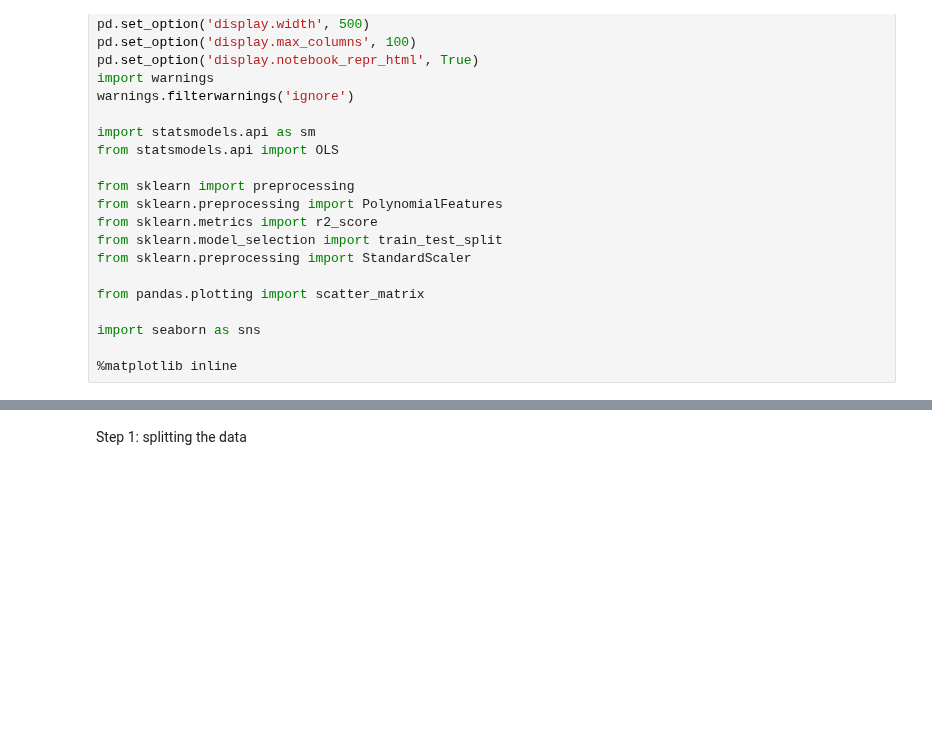
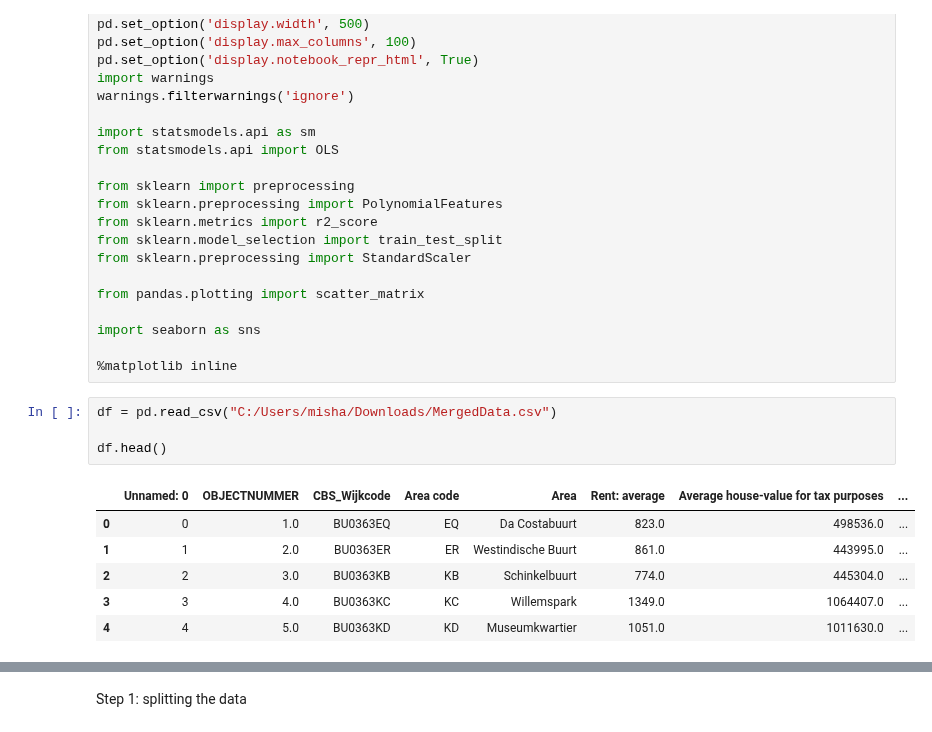
Before and after one commit to MJMRData1Assignment1/Assignment-1, a Jupyter notebook: Hackathon/Step5.ipynb, the cells around one changed output, grey strips where cells are left out. Drawn from its saved outputs; the diff is of its cells as text; blank space fills up the shorter version.

```diff
--- a/Hackathon/Step5.ipynb
+++ b/Hackathon/Step5.ipynb
@@ -28,3 +28,14 @@ from pandas.plotting import scatter_matrix
 import seaborn as sns
 
 %matplotlib inline
+# %%
+df = pd.read_csv("C:/Users/misha/Downloads/MergedData.csv")
+
+df.head()
+# %% [output]
+|  | Unnamed: 0 | OBJECTNUMMER | CBS_Wijkcode | Area code | Area | Rent: average | Average house-value for tax purposes | ... |
+| 0 | 0 | 1.0 | BU0363EQ | EQ | Da Costabuurt | 823.0 | 498536.0 | ... |
+| 1 | 1 | 2.0 | BU0363ER | ER | Westindische Buurt | 861.0 | 443995.0 | ... |
+| 2 | 2 | 3.0 | BU0363KB | KB | Schinkelbuurt | 774.0 | 445304.0 | ... |
+| 3 | 3 | 4.0 | BU0363KC | KC | Willemspark | 1349.0 | 1064407.0 | ... |
+| 4 | 4 | 5.0 | BU0363KD | KD | Museumkwartier | 1051.0 | 1011630.0 | ... |
```
Also changed, not shown: parts of 7 cells of this notebook.
